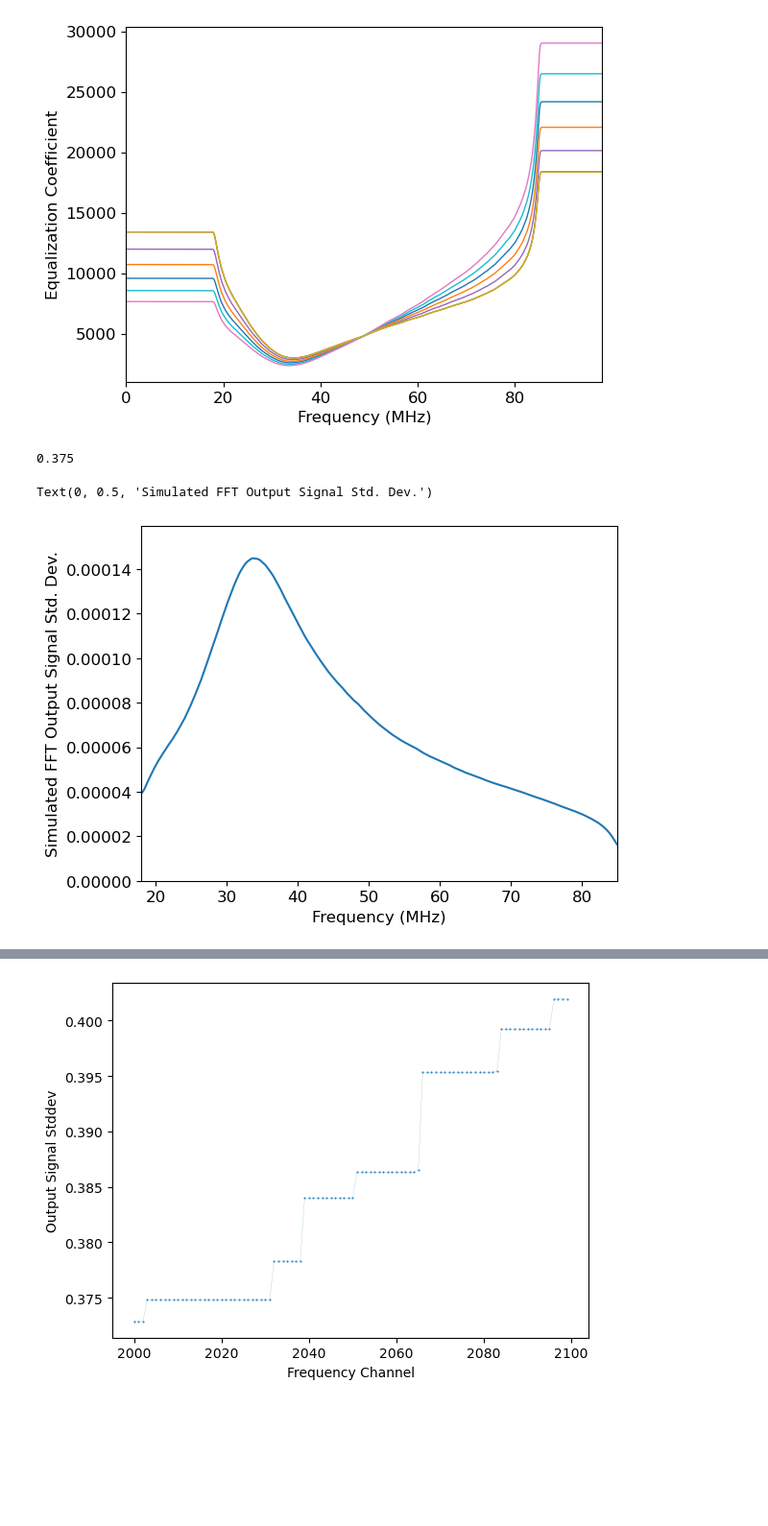
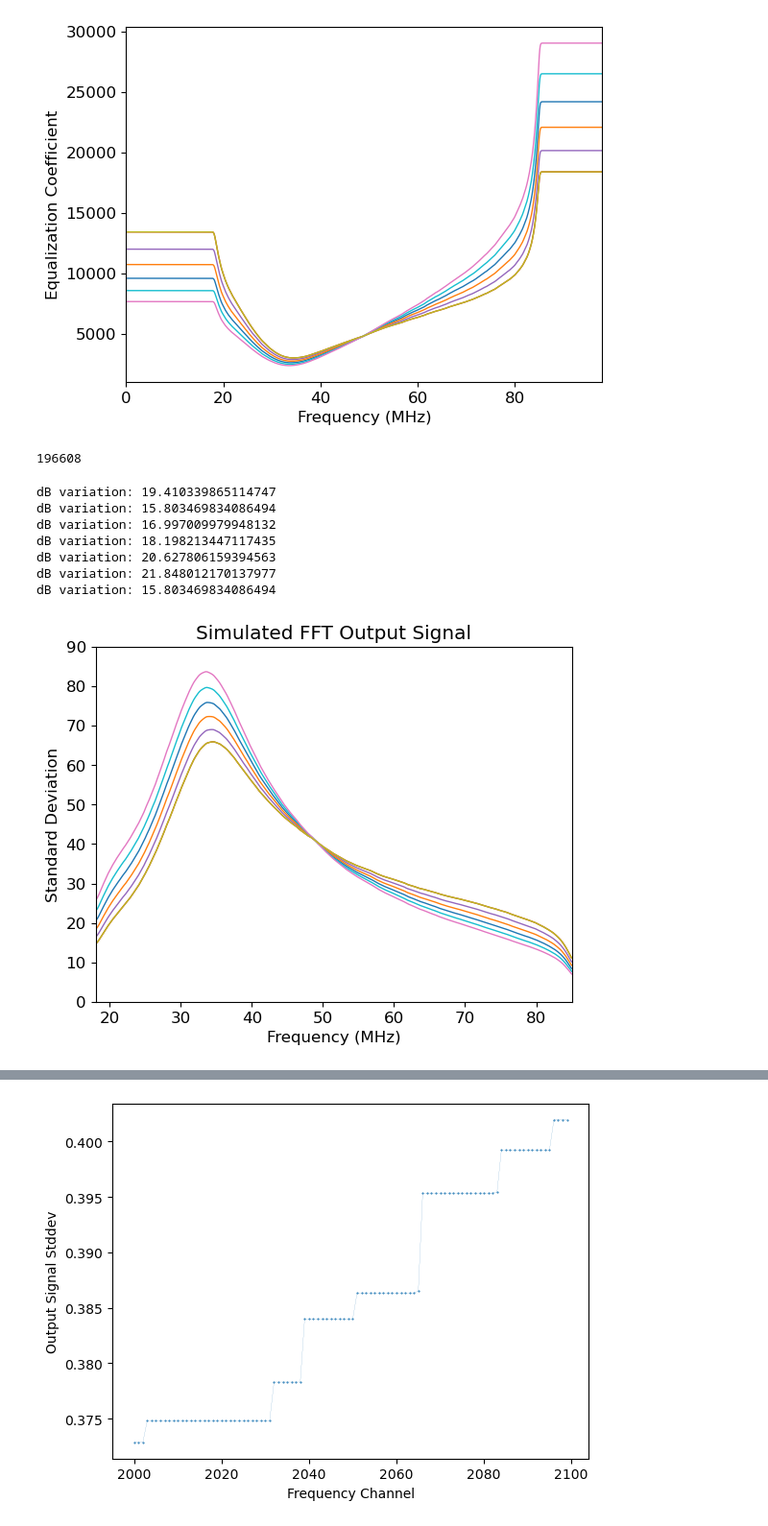
Before and after one commit to rlbyrne/requantization_sim, a Jupyter notebook: requantization_semianalytic_sim.ipynb, the cells around one changed output, grey strips where cells are left out. Shown at 96% size. Saved outputs shown, nothing was run; the diff lists cells and outputs as text; code cells hidden in the pictures; blank space fills up the shorter version.

Commit message:
updated plots and simulation code

```diff
--- a/requantization_semianalytic_sim.ipynb
+++ b/requantization_semianalytic_sim.ipynb
@@ -77,20 +219,31 @@ use_eq_coeffs = eq_coeffs_mat["coef"][0, :]
 # %% [output]
 [figure]
 # %%
-target_value = 3/2**3  # Ideal stddev for the 4-bit quantization
+requantization_gain = 2**16
+target_value = 3 * requantization_gain  # Ideal stddev for the 4-bit quantization
 print(target_value)
 # %% [output]
-0.375
+196608
 # %%
-data_stddev = target_value / use_eq_coeffs
-plt.plot(freq_array, data_stddev)
+for ind in range(7):
+    data_stddev = target_value / eq_coeffs_mat["coef"][ind, :]
+    print(f"dB variation: {10*np.log10((np.max(data_stddev)/np.min(data_stddev))**2)}")
+    plt.plot(freq_array, data_stddev, "-", linewidth=1)
 plt.xlim([18, 85])
-plt.ylim([0, 1.1*np.max(data_stddev)])
+plt.ylim([0, 90])
 plt.xlabel("Frequency (MHz)")
-plt.ylabel("Simulated FFT Output Signal Std. Dev.")
+plt.ylabel("Standard Deviation")
+plt.title("Simulated FFT Output Signal")
+plt.savefig("/Users/ruby/Downloads/simulation_input.png", dpi=300)
 # %% [output]
-Text(0, 0.5, 'Simulated FFT Output Signal Std. Dev.')
+dB variation: 19.410339865114747
+dB variation: 15.803469834086494
+dB variation: 16.997009979948132
+dB variation: 18.198213447117435
+dB variation: 20.627806159394563
+dB variation: 21.848012170137977
+dB variation: 15.803469834086494
-[figure, old version]
+[figure, new version]
 # %%
 final_variances, final_autocorrs = simulation_scripts.requantization_sim(
     data_stddev[2000:2100],
```
Also changed, not shown: parts of 19 cells of this notebook, 3 other files.
